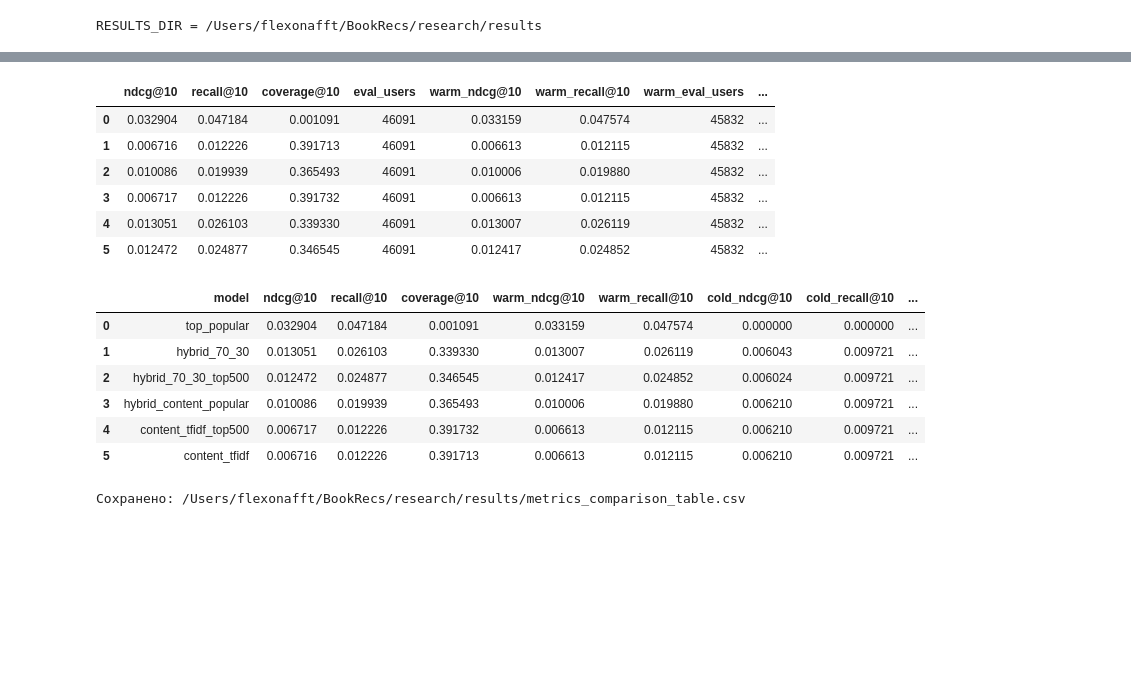
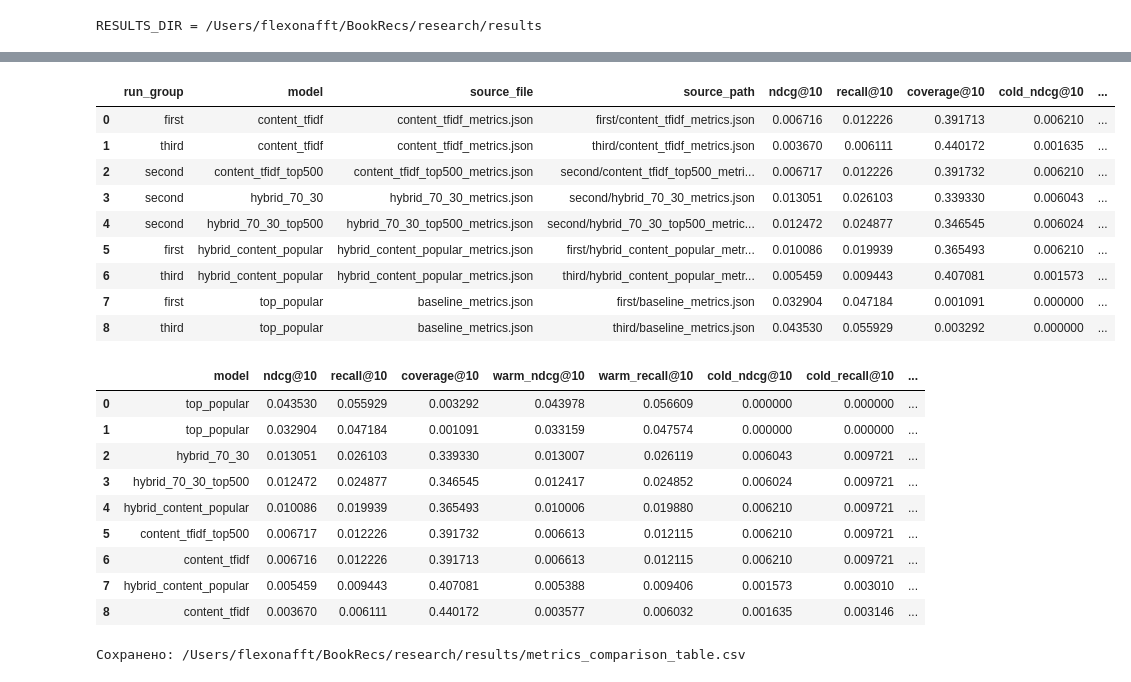
Before and after one commit to FlexonaFFt/BookRecs, a Jupyter notebook: research/notebooks/metrics_comparison.ipynb, the cells around one changed output, grey strips where cells are left out. Saved outputs shown, nothing was run; the diff lists cells and outputs as text; code cells hidden in the pictures; blank space fills up the shorter version.

```diff
--- a/research/notebooks/metrics_comparison.ipynb
+++ b/research/notebooks/metrics_comparison.ipynb
@@ -34,30 +37,55 @@ for p in metric_files:
 # %%
 def _load_metrics_json(path: Path):
     with open(path, 'r', encoding='utf-8') as f:
         data = json.load(f)
+
     # baseline_metrics.json может быть списком
     if isinstance(data, list):
         rows = data
     else:
         rows = [data]
+
     for row in rows:
         row.setdefault('source_file', path.name)
+        row.setdefault('source_path', str(path.relative_to(RESULTS_DIR)))
+        # first / second / third / .
+        row.setdefault('run_group', path.parent.name if path.parent != RESULTS_DIR else 'root')
     return rows
 
 rows = []
 for p in metric_files:
     rows.extend(_load_metrics_json(p))
 
 metrics_df = pd.DataFrame(rows)
+
+# Приводим числовые колонки
+num_cols = [c for c in metrics_df.columns if '@' in c or c.endswith('_users') or c == 'coverage@10']
+for c in num_cols:
+    metrics_df[c] = pd.to_numeric(metrics_df[c], errors='coerce')
+
+# Удобный порядок колонок
+front_cols = [
+    'run_group', 'model', 'source_file', 'source_path',
+    'ndcg@10', 'recall@10', 'coverage@10',
+    'cold_ndcg@10', 'cold_recall@10',
+    'warm_ndcg@10', 'warm_recall@10',
+    'eval_users', 'cold_eval_users', 'warm_eval_users',
+]
+front_cols = [c for c in front_cols if c in metrics_df.columns]
+other_cols = [c for c in metrics_df.columns if c not in front_cols]
+metrics_df = metrics_df[front_cols + other_cols].sort_values(['model', 'run_group', 'source_file']).reset_index(drop=True)
 metrics_df
 # %% [output]
-|  | ndcg@10 | recall@10 | coverage@10 | eval_users | warm_ndcg@10 | warm_recall@10 | warm_eval_users | ... |
-| 0 | 0.032904 | 0.047184 | 0.001091 | 46091 | 0.033159 | 0.047574 | 45832 | ... |
-| 1 | 0.006716 | 0.012226 | 0.391713 | 46091 | 0.006613 | 0.012115 | 45832 | ... |
-| 2 | 0.010086 | 0.019939 | 0.365493 | 46091 | 0.010006 | 0.019880 | 45832 | ... |
-| 3 | 0.006717 | 0.012226 | 0.391732 | 46091 | 0.006613 | 0.012115 | 45832 | ... |
-| 4 | 0.013051 | 0.026103 | 0.339330 | 46091 | 0.013007 | 0.026119 | 45832 | ... |
-| 5 | 0.012472 | 0.024877 | 0.346545 | 46091 | 0.012417 | 0.024852 | 45832 | ... |
+|  | run_group | model | source_file | source_path | ndcg@10 | recall@10 | coverage@10 | cold_ndcg@10 | ... |
+| 0 | first | content_tfidf | content_tfidf_metrics.json | first/content_tfidf_metrics.json | 0.006716 | 0.012226 | 0.391713 | 0.006210 | ... |
+| 1 | third | content_tfidf | content_tfidf_metrics.json | third/content_tfidf_metrics.json | 0.003670 | 0.006111 | 0.440172 | 0.001635 | ... |
+| 2 | second | content_tfidf_top500 | content_tfidf_top500_metrics.json | second/content_tfidf_top500_metri... | 0.006717 | 0.012226 | 0.391732 | 0.006210 | ... |
+| 3 | second | hybrid_70_30 | hybrid_70_30_metrics.json | second/hybrid_70_30_metrics.json | 0.013051 | 0.026103 | 0.339330 | 0.006043 | ... |
+| 4 | second | hybrid_70_30_top500 | hybrid_70_30_top500_metrics.json | second/hybrid_70_30_top500_metric... | 0.012472 | 0.024877 | 0.346545 | 0.006024 | ... |
+| 5 | first | hybrid_content_popular | hybrid_content_popular_metrics.json | first/hybrid_content_popular_metr... | 0.010086 | 0.019939 | 0.365493 | 0.006210 | ... |
+| 6 | third | hybrid_content_popular | hybrid_content_popular_metrics.json | third/hybrid_content_popular_metr... | 0.005459 | 0.009443 | 0.407081 | 0.001573 | ... |
+| 7 | first | top_popular | baseline_metrics.json | first/baseline_metrics.json | 0.032904 | 0.047184 | 0.001091 | 0.000000 | ... |
+| 8 | third | top_popular | baseline_metrics.json | third/baseline_metrics.json | 0.043530 | 0.055929 | 0.003292 | 0.000000 | ... |
 # %%
 # Удобная таблица для сравнения
 main_cols = [
@@ -73,12 +101,15 @@ compare_df = compare_df.sort_values(['ndcg@10', 'cold_ndcg@10'], ascending=False
 compare_df.reset_index(drop=True)
 # %% [output]
 |  | model | ndcg@10 | recall@10 | coverage@10 | warm_ndcg@10 | warm_recall@10 | cold_ndcg@10 | cold_recall@10 | ... |
-| 0 | top_popular | 0.032904 | 0.047184 | 0.001091 | 0.033159 | 0.047574 | 0.000000 | 0.000000 | ... |
-| 1 | hybrid_70_30 | 0.013051 | 0.026103 | 0.339330 | 0.013007 | 0.026119 | 0.006043 | 0.009721 | ... |
-| 2 | hybrid_70_30_top500 | 0.012472 | 0.024877 | 0.346545 | 0.012417 | 0.024852 | 0.006024 | 0.009721 | ... |
-| 3 | hybrid_content_popular | 0.010086 | 0.019939 | 0.365493 | 0.010006 | 0.019880 | 0.006210 | 0.009721 | ... |
-| 4 | content_tfidf_top500 | 0.006717 | 0.012226 | 0.391732 | 0.006613 | 0.012115 | 0.006210 | 0.009721 | ... |
-| 5 | content_tfidf | 0.006716 | 0.012226 | 0.391713 | 0.006613 | 0.012115 | 0.006210 | 0.009721 | ... |
+| 0 | top_popular | 0.043530 | 0.055929 | 0.003292 | 0.043978 | 0.056609 | 0.000000 | 0.000000 | ... |
+| 1 | top_popular | 0.032904 | 0.047184 | 0.001091 | 0.033159 | 0.047574 | 0.000000 | 0.000000 | ... |
+| 2 | hybrid_70_30 | 0.013051 | 0.026103 | 0.339330 | 0.013007 | 0.026119 | 0.006043 | 0.009721 | ... |
+| 3 | hybrid_70_30_top500 | 0.012472 | 0.024877 | 0.346545 | 0.012417 | 0.024852 | 0.006024 | 0.009721 | ... |
+| 4 | hybrid_content_popular | 0.010086 | 0.019939 | 0.365493 | 0.010006 | 0.019880 | 0.006210 | 0.009721 | ... |
+| 5 | content_tfidf_top500 | 0.006717 | 0.012226 | 0.391732 | 0.006613 | 0.012115 | 0.006210 | 0.009721 | ... |
+| 6 | content_tfidf | 0.006716 | 0.012226 | 0.391713 | 0.006613 | 0.012115 | 0.006210 | 0.009721 | ... |
+| 7 | hybrid_content_popular | 0.005459 | 0.009443 | 0.407081 | 0.005388 | 0.009406 | 0.001573 | 0.003010 | ... |
+| 8 | content_tfidf | 0.003670 | 0.006111 | 0.440172 | 0.003577 | 0.006032 | 0.001635 | 0.003146 | ... |
 # %%
 # Сохраняем сводную таблицу (по желанию)
 out_csv = RESULTS_DIR / 'metrics_comparison_table.csv'
```
Also changed, not shown: parts of 6 cells of this notebook, 8 other files.
